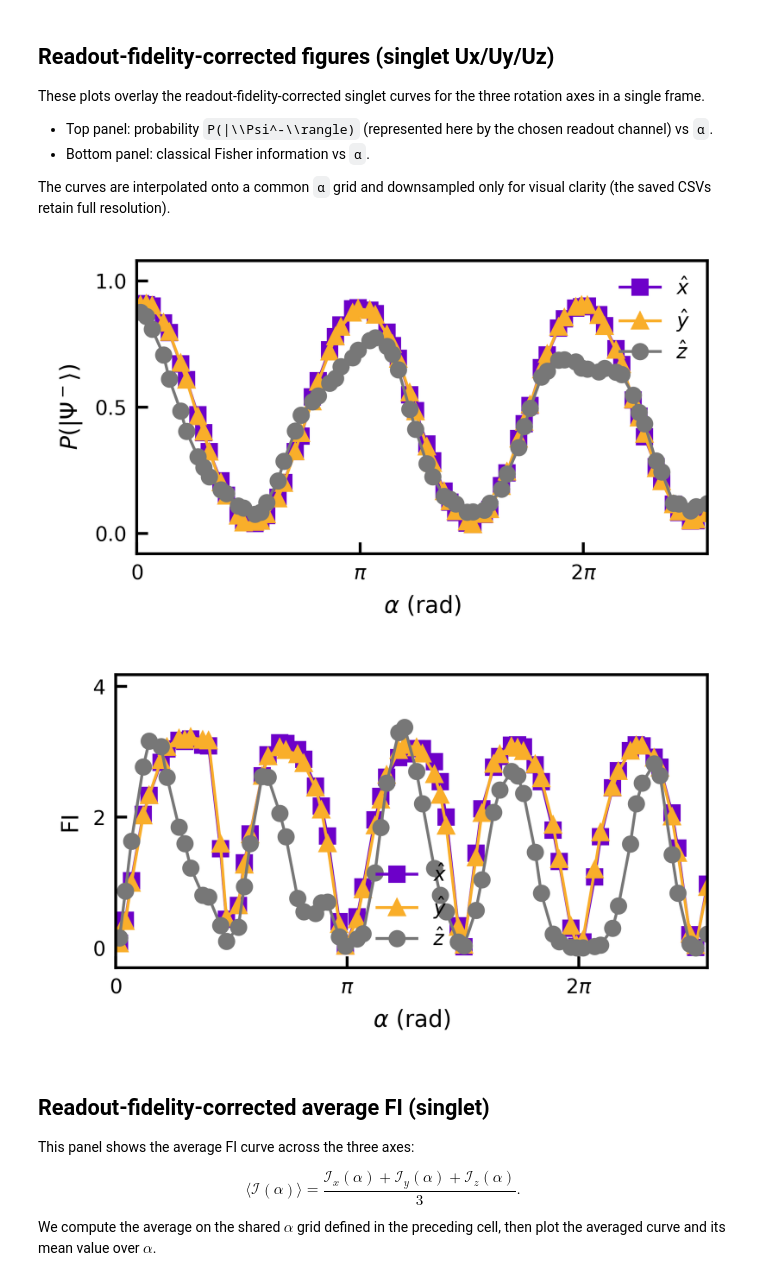
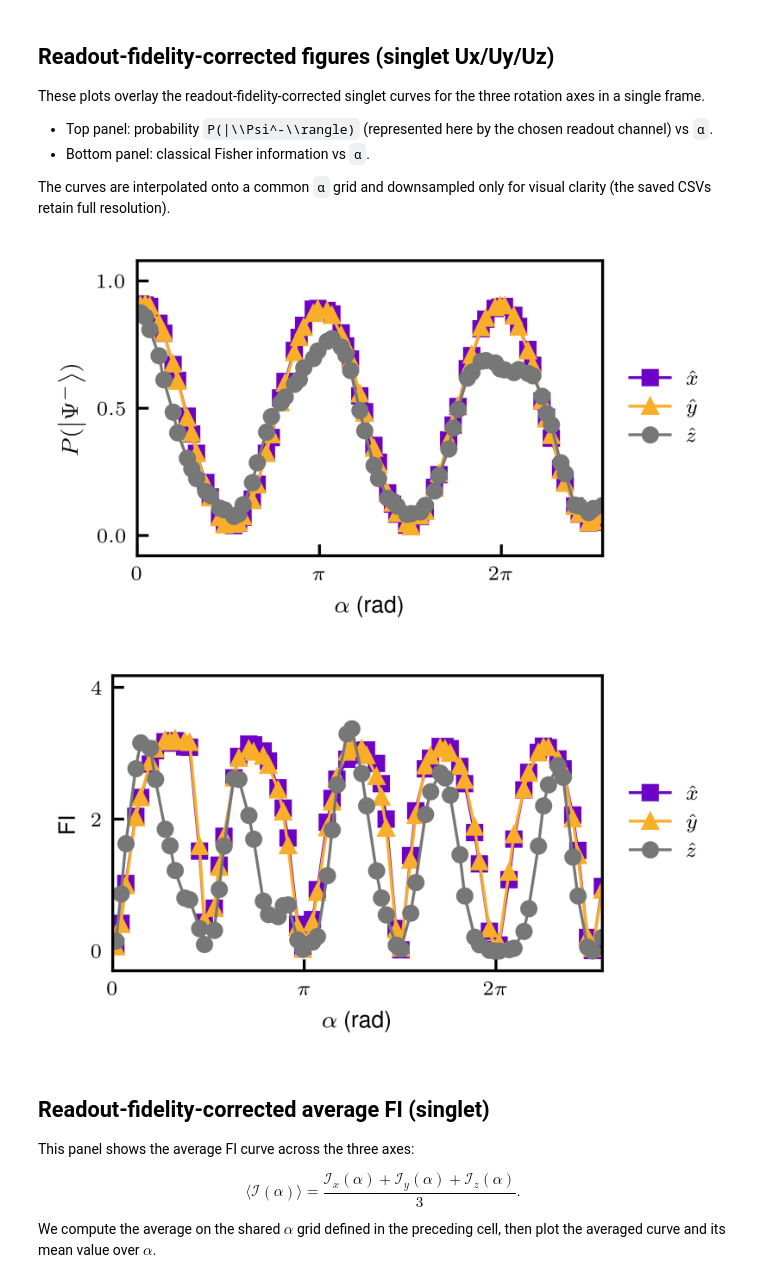
Before and after one commit to murchlab/positronium-sensing, a Jupyter notebook: notebooks/03_singlet_readout_corrected_fi_analysis.ipynb, the cells around one changed output. Cells and saved outputs as stored; diff of their text form; code cells hidden in the pictures.

Commit message:
Update notebooks, analysis outputs, and figures

```diff
--- a/notebooks/03_singlet_readout_corrected_fi_analysis.ipynb
+++ b/notebooks/03_singlet_readout_corrected_fi_analysis.ipynb
@@ -113,6 +116,7 @@ _HAS_TEX = all(shutil.which(cmd) for cmd in ('latex', 'dvipng', 'gs'))
 mpl.rcParams['text.usetex'] = _HAS_TEX
 mpl.rcParams['text.latex.preamble'] = (
     r'\usepackage{amsmath}\usepackage{amssymb}\usepackage{bm}\usepackage{helvet}\renewcommand{\familydefault}{\sfdefault}'
+    r'\DeclareUnicodeCharacter{03B1}{\ensuremath{\alpha}}'
     if _HAS_TEX else ''
 )
 
@@ -1648,6 +1652,7 @@ _HAS_TEX = all(shutil.which(cmd) for cmd in ('latex', 'dvipng', 'gs'))
 mpl.rcParams['text.usetex'] = _HAS_TEX
 mpl.rcParams['text.latex.preamble'] = (
     r'\usepackage{amsmath}\usepackage{amssymb}\usepackage{bm}\usepackage{helvet}\renewcommand{\familydefault}{\sfdefault}'
+    r'\DeclareUnicodeCharacter{03B1}{\ensuremath{\alpha}}'
     if _HAS_TEX else ''
 )
 
@@ -1702,35 +1707,35 @@ ax.tick_params(axis="y", which="major", left=True, right=False, labelleft=True,
                length=4, width=lw, direction="in")
 
 fig.tight_layout()
 plt.show()
 
 # FI combined
 fig, ax = plt.subplots(figsize=fig_size, dpi=600)
 ax.plot(alpha_common_ds, FI_Ux_ds, **style_x)
 ax.plot(alpha_common_ds, FI_Uy_ds, **style_y)
 ax.plot(alpha_common_ds, FI_Uz_ds, **style_z)
 
 ax.set_xlim(alpha_xlim_min, alpha_xlim_max)
 ax.set_ylim(-0.3, 4.18)
 ax.set_xticks(xticks)
 ax.set_xticklabels(xticklabels)
 ax.set_yticks([0, 2, 4])
 ax.set_xlabel(r"$\alpha$ (rad)")
 ax.set_ylabel("FI")
 ax.legend(frameon=False, loc="center left", bbox_to_anchor=(1.02, 0.5))
 
 # ticks inside the frame
 ax.tick_params(axis="both", which="both", direction="in")
 ax.tick_params(axis="x", which="major", bottom=True, top=False, labelbottom=True,
                length=4, width=lw, direction="in")
 ax.tick_params(axis="y", which="major", left=True, right=False, labelleft=True,
                length=4, width=lw, direction="in")
 
 fig.tight_layout()
 plt.show()
 # %% [output]
-[figure, old version]
+[figure, new version]
-[figure, old version]
+[figure, new version]
 # %% [markdown]
 ## Readout-fidelity-corrected average FI (singlet)
 
```
Also changed, not shown: parts of 7 cells of this notebook, 26 other files.
